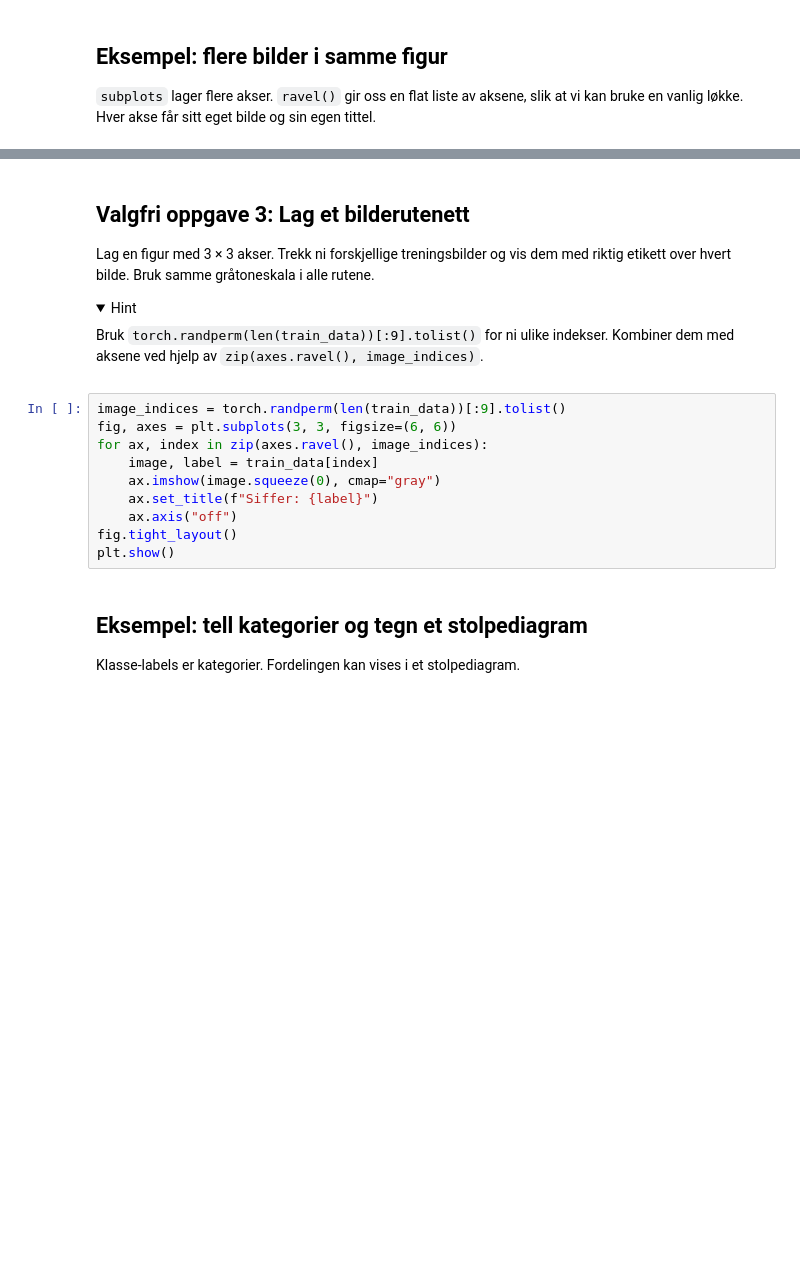
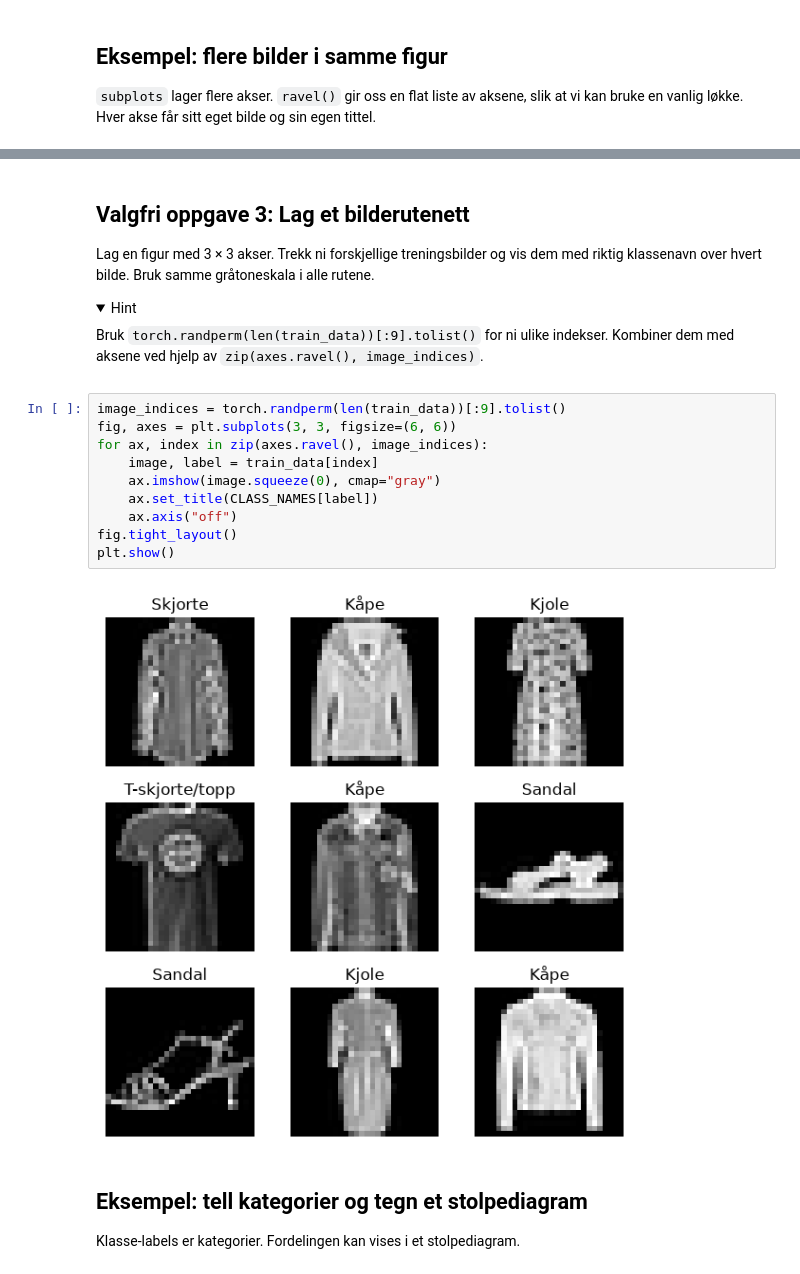
Before and after one commit to namsmann1/ks-pytorch, a Jupyter notebook: solutions/02_bilder.ipynb, the cells around one changed output, grey strips where cells are left out. Cells and saved outputs as stored; diff of their text form; folded sections open; blank space fills up the shorter version.

```diff
--- a/solutions/02_bilder.ipynb
+++ b/solutions/02_bilder.ipynb
@@ -181,7 +220,7 @@ plt.show()
 ## Valgfri oppgave 3: Lag et bilderutenett
 
 Lag en figur med 3 × 3 akser. Trekk ni forskjellige treningsbilder og vis dem med riktig
-etikett over hvert bilde. Bruk samme gråtoneskala i alle rutene.
+klassenavn over hvert bilde. Bruk samme gråtoneskala i alle rutene.
 
 <details>
 <summary>Hint</summary>
@@ -193,13 +232,15 @@ Kombiner dem med aksene ved hjelp av `zip(axes.ravel(), image_indices)`.
 # %%
 image_indices = torch.randperm(len(train_data))[:9].tolist()
 fig, axes = plt.subplots(3, 3, figsize=(6, 6))
 for ax, index in zip(axes.ravel(), image_indices):
     image, label = train_data[index]
     ax.imshow(image.squeeze(0), cmap="gray")
-    ax.set_title(f"Siffer: {label}")
+    ax.set_title(CLASS_NAMES[label])
     ax.axis("off")
 fig.tight_layout()
 plt.show()
+# %% [output]
+[figure, added]
 # %% [markdown]
 ## Eksempel: tell kategorier og tegn et stolpediagram
 
```
Also changed, not shown: parts of 17 cells of this notebook, 18 other files.
